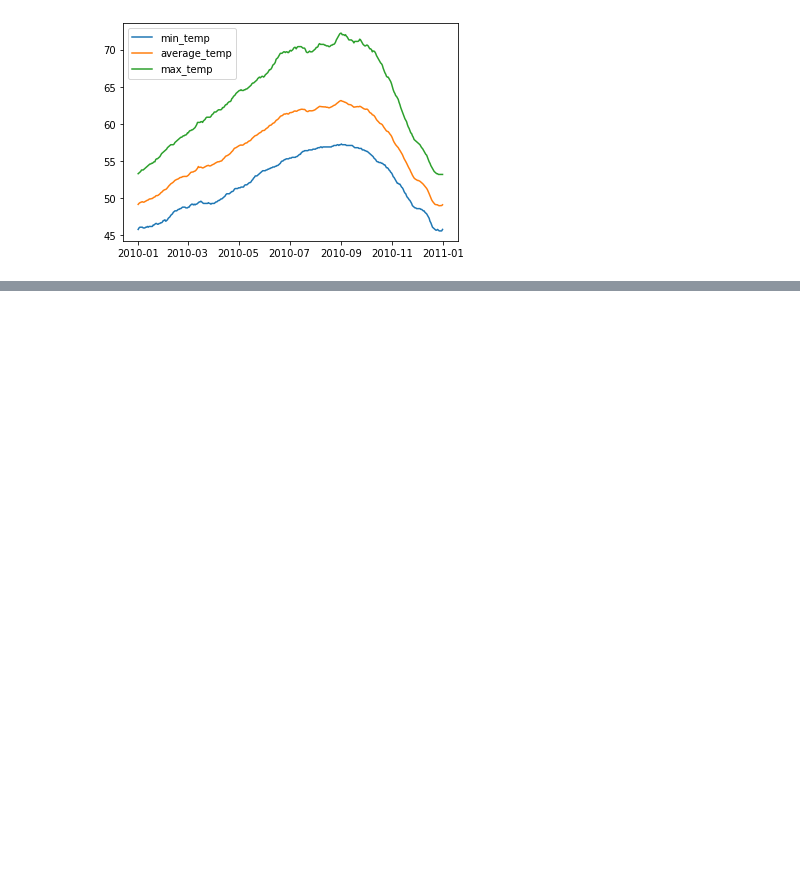
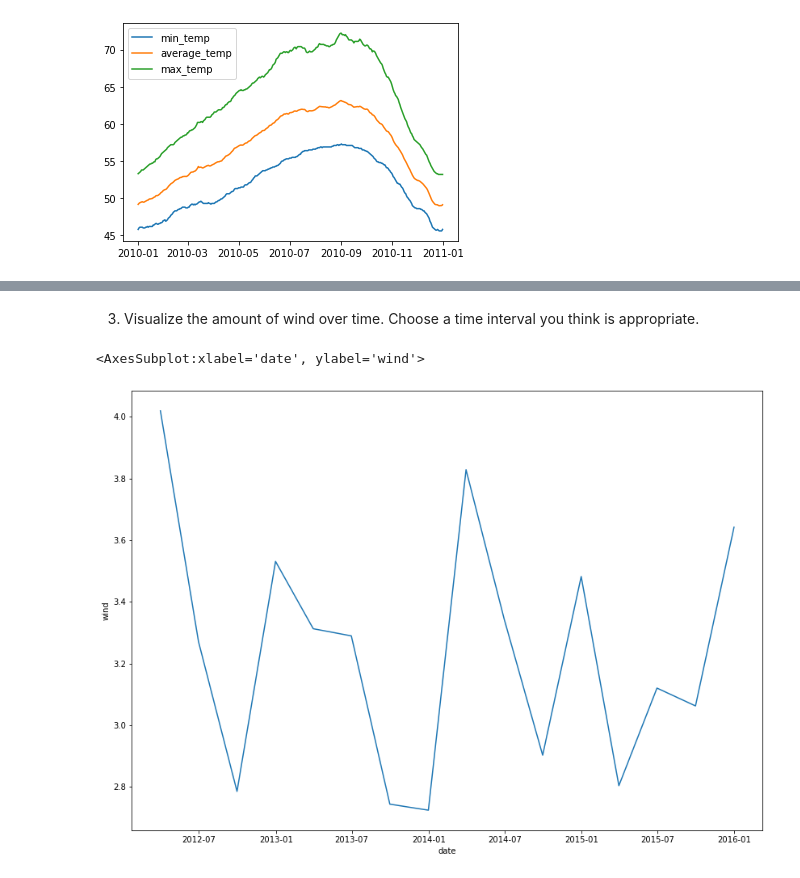
Before and after one commit to david-ryan-alviola/time-series-exercises, a Jupyter notebook: time_series.ipynb, the cells around one changed output, grey strips where cells are left out. Drawn from its saved outputs; the diff is of its cells as text; code cells hidden in the pictures; blank space fills up the shorter version.

```diff
--- a/time_series.ipynb
+++ b/time_series.ipynb
@@ -382,0 +408,10 @@ plt.show()
+# %% [markdown]
+3. Visualize the amount of wind over time. Choose a time interval you think is appropriate.
+# %%
+quarterly_weather = weather_df.resample('Q').mean()
+
+plt.figure(figsize=(14, 10))
+sns.lineplot(x=quarterly_weather.index, y=quarterly_weather.wind)
+# %% [output]
+<AxesSubplot:xlabel='date', ylabel='wind'>
+[figure, added]
```
Also changed, not shown: parts of 28 cells of this notebook.
